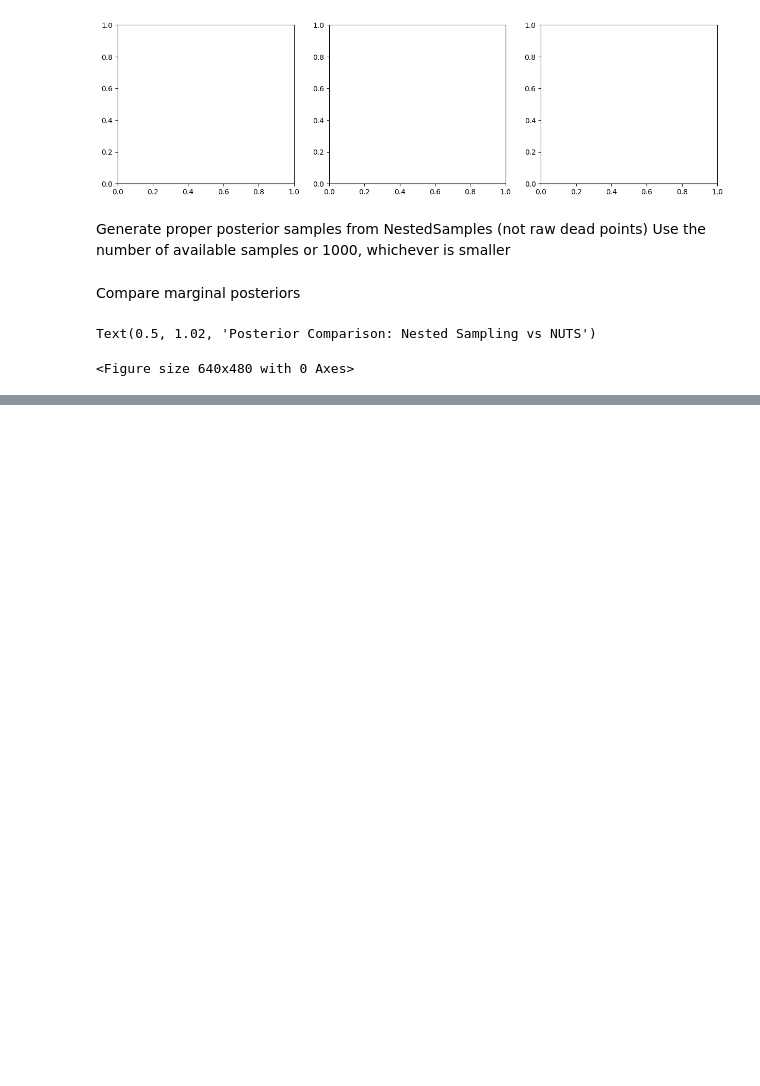
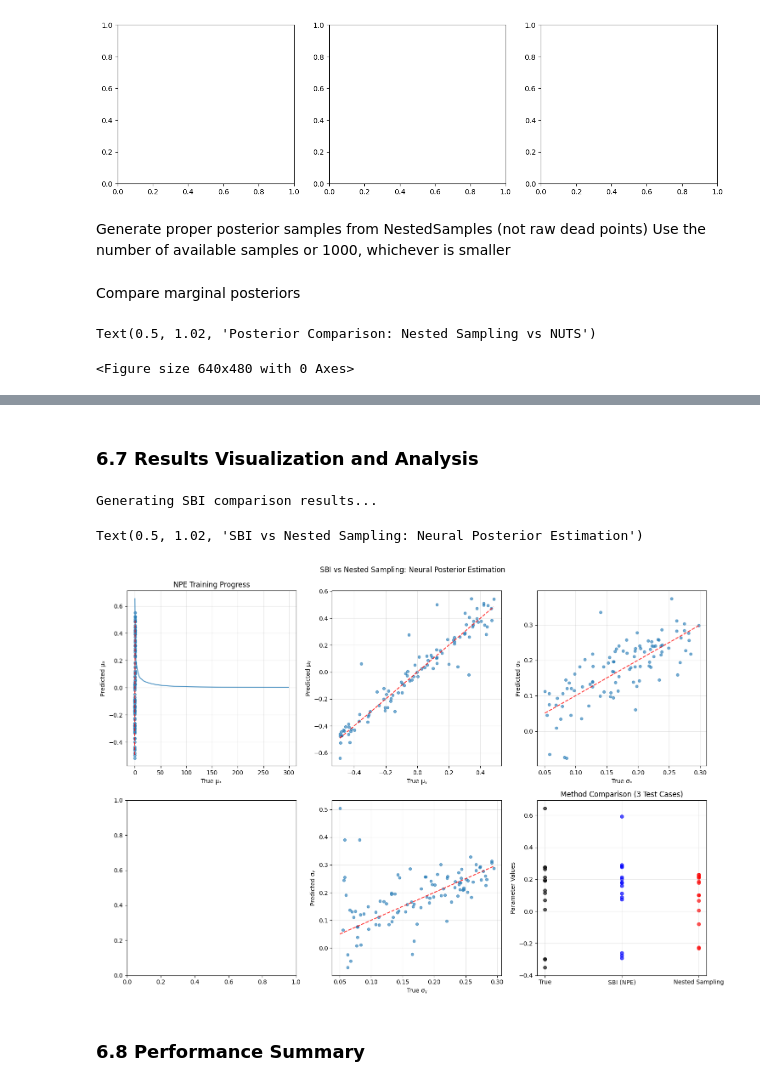
Before and after one commit to handley-lab/workshop-blackjax-nested-sampling, a Jupyter notebook: workshop_nested_sampling_executed.ipynb, the cells around one changed output, grey strips where cells are left out. Drawn from its saved outputs; the diff is of its cells as text; code cells hidden in the pictures; blank space fills up the shorter version.

```diff
--- a/workshop_nested_sampling_executed.ipynb
+++ b/workshop_nested_sampling_executed.ipynb
@@ -475,0 +1183,10 @@ Text(0.5, 1.02, 'Posterior Comparison: Nested Sampling vs NUTS')
+# %%
+print("Validating SBI approach on test dataset...")
+
+# Generate test data
+n_test_sbi = 100
+key, rng_key = jax.random.split(rng_key)
+test_sbi_params, test_sbi_sims = generate_sbi_dataset(n_test_sbi, key)
+
+# Predict on test data
+test_predictions = npe_network.apply(trained_npe_params, test_sbi_sims)
@@ -475,0 +1259,56 @@ Text(0.5, 1.02, 'Posterior Comparison: Nested Sampling vs NUTS')
+# %% [markdown]
+### 6.7 Results Visualization and Analysis
+# %%
+print("Generating SBI comparison results...")
+
+fig, axes = plt.subplots(2, 3, figsize=(15, 10))
+
+# Training loss
+axes[0, 0].plot(npe_losses, alpha=0.8)
+axes[0, 0].set_ylabel('MSE Loss')
+axes[0, 0].set_xlabel('Epoch')
+axes[0, 0].set_title('NPE Training Progress')
+axes[0, 0].grid(True, alpha=0.3)
+
+# Parameter prediction accuracy on test set
+param_names_sbi = ['μₓ', 'μᵧ', 'σₓ', 'σᵧ', 'ρ']
+for i in range(5):
+    row = 0 if i < 3 else 1
+    col = i if i < 3 else i - 3
+    if row == 1 and col >= 2:
+        continue
+
+    axes[row, col if row == 0 else col + 1].scatter(test_sbi_params[:, i], test_predictions[:, i], alpha=0.6, s=20)
+    axes[row, col if row == 0 else col + 1].plot([test_sbi_params[:, i].min(), test_sbi_params[:, i].max()],
+                                                [test_sbi_params[:, i].min(), test_sbi_params[:, i].max()],
+                                                'r--', alpha=0.8)
+    axes[row, col if row == 0 else col + 1].set_xlabel(f'True {param_names_sbi[i]}')
+    axes[row, col if row == 0 else col + 1].set_ylabel(f'Predicted {param_names_sbi[i]}')
+    axes[row, col if row == 0 else col + 1].grid(True, alpha=0.3)
+
+# Method comparison
+methods = ['True', 'SBI (NPE)', 'Nested Sampling']
+colors = ['black', 'blue', 'red']
+
+comparison_data = jnp.array([[r['true'], r['sbi'], r['ns']] for r in comparison_results])
+
+axes[1, 2].clear()
+for i, method in enumerate(methods):
+    for j in range(3):  # 3 test cases
+        axes[1, 2].scatter([i] * 5, comparison_data[j, i],
+                          alpha=0.7, s=30, color=colors[i])
+
+axes[1, 2].set_xticks(range(3))
+axes[1, 2].set_xticklabels(methods)
+axes[1, 2].set_ylabel('Parameter Values')
+axes[1, 2].set_title('Method Comparison (3 Test Cases)')
+axes[1, 2].grid(True, alpha=0.3)
+
+plt.tight_layout()
+plt.suptitle("SBI vs Nested Sampling: Neural Posterior Estimation", y=1.02)
+# %% [output]
+Generating SBI comparison results...
+Text(0.5, 1.02, 'SBI vs Nested Sampling: Neural Posterior Estimation')
+[figure, added]
+# %% [markdown]
+### 6.8 Performance Summary
```
Also changed, not shown: parts of 54 cells of this notebook, 2 other files.
